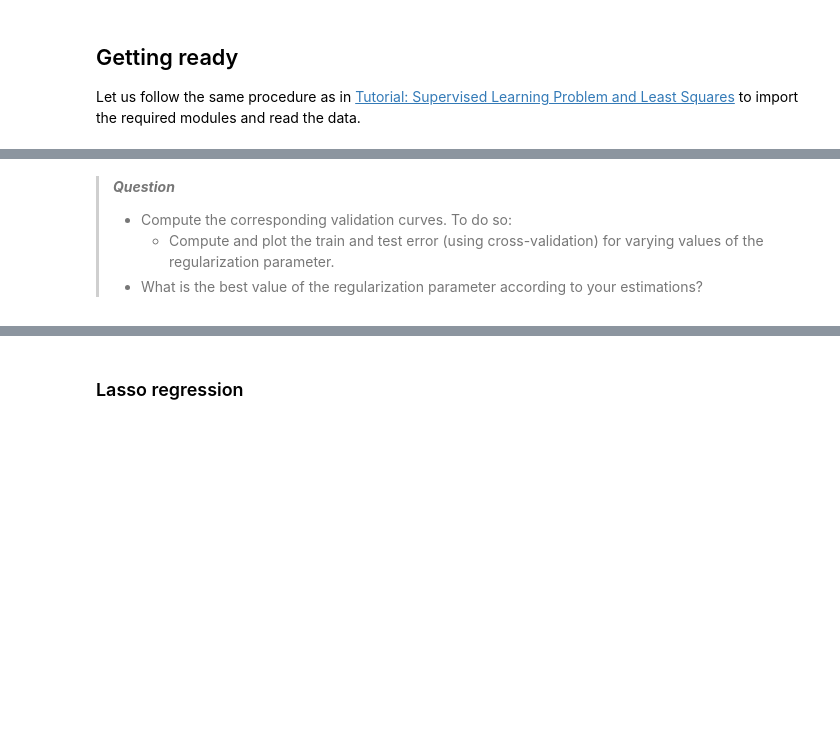
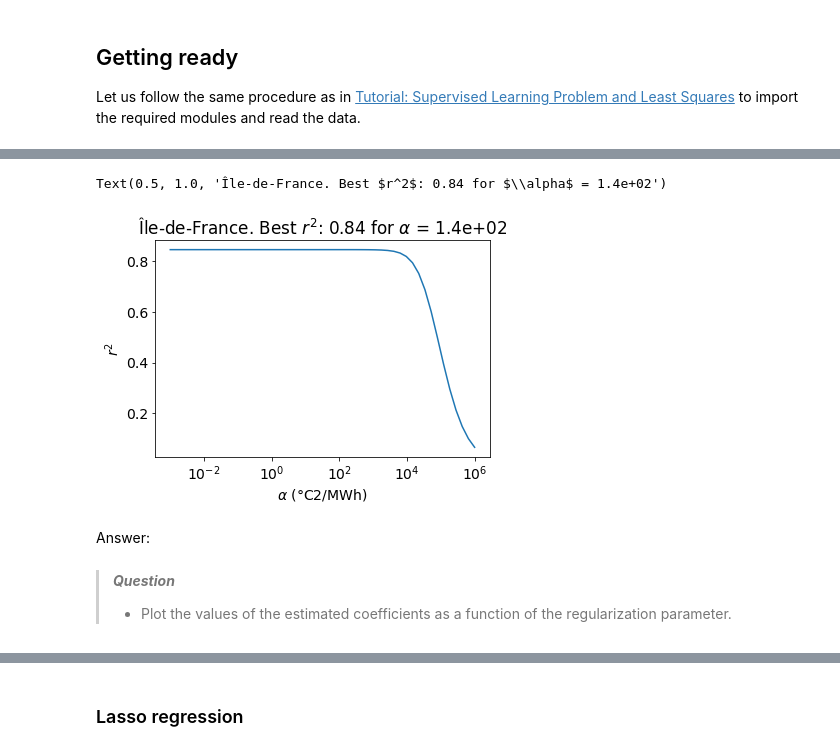
Before and after one commit to Pchambet/ml4climate, a Jupyter notebook: book/notebooks/4_tutorial_regularization_selection_evaluation.ipynb, the cells around one changed output, grey strips where cells are left out. Saved outputs shown, nothing was run; the diff lists cells and outputs as text; code cells hidden in the pictures; blank space fills up the shorter version.

```diff
--- a/book/notebooks/4_tutorial_regularization_selection_evaluation.ipynb
+++ b/book/notebooks/4_tutorial_regularization_selection_evaluation.ipynb
@@ -68,6 +157,56 @@ df_dem_idf = df_dem[region_name]
+# %%
+# Import scikit-learn cross-validation function
+from sklearn.model_selection import cross_val_score
+
+# Set number of splits for cross-validation
+N_SPLITS = 6
+
+# Define array of regularization-parameter values
+alpha_rng = np.logspace(-3, 6, 50)
+fit_intercept = True
+
+# Declare empty arrays in which to store r2 scores and coefficients
+r2_validation = np.empty(alpha_rng.shape)
+coefs = np.empty((len(alpha_rng), X.shape[1]))
+
+# Estimator choice
+reg_class = linear_model.Ridge
+
+# Loop over regularization-parameter values
+for k, alpha in enumerate(alpha_rng):
+    # Define the Ridge estimator for particular regularization-parameter value
+    reg = reg_class(alpha=alpha, fit_intercept=fit_intercept)
+
+    # Get r2 test scores from k-fold cross-validation
+    r2_validation_arr = cross_val_score(reg, X, y, cv=N_SPLITS)
+
+    # Get r2 expected prediction score by averaging over test scores
+    r2_validation[k] = r2_validation_arr.mean()
+
+    # Save coefficients
+    reg.fit(X, y)
+    coefs[k] = reg.coef_
+
+# Get best value of the regularization parameter
+i_best = np.argmax(r2_validation)
+alpha_best = alpha_rng[i_best]
+r2_best = r2_validation[i_best]
+
+# Plot validation curve
+alpha_label = r'$\alpha$ (°C2/MWh)'
+plt.figure()
+plt.plot(alpha_rng, r2_validation)
+plt.xscale('log')
+plt.xlabel(alpha_label)
+plt.ylabel(r'$r^2$')
+plt.title(region_name + r'. Best $r^2$: {:.2} for $\alpha$ = {:.1e}'.format(
+    r2_best, alpha_best))
+# %% [output]
+Text(0.5, 1.0, 'Île-de-France. Best $r^2$: 0.84 for $\\alpha$ = 1.4e+02')
+[figure, added]
+# %% [markdown]
+Answer:
 # %% [markdown]
 > ***Question***
-> - Compute the corresponding validation curves. To do so:
->   - Compute and plot the train and test error (using cross-validation) for varying values of the regularization parameter.
-> - What is the best value of the regularization parameter according to your estimations?
+> - Plot the values of the estimated coefficients as a function of the regularization parameter.
 # %%
```
Also changed, not shown: parts of 25 cells of this notebook, 3 other files.
